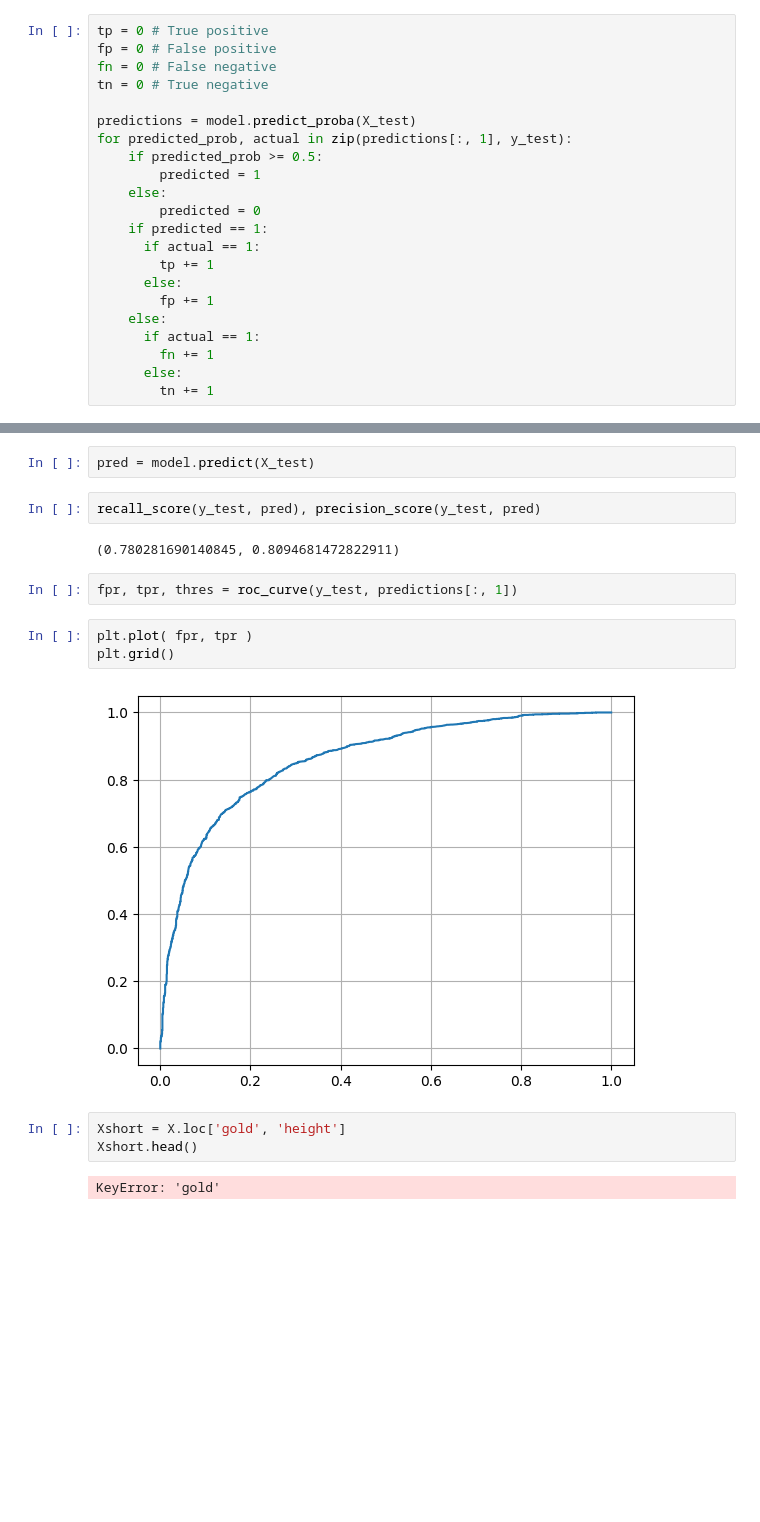
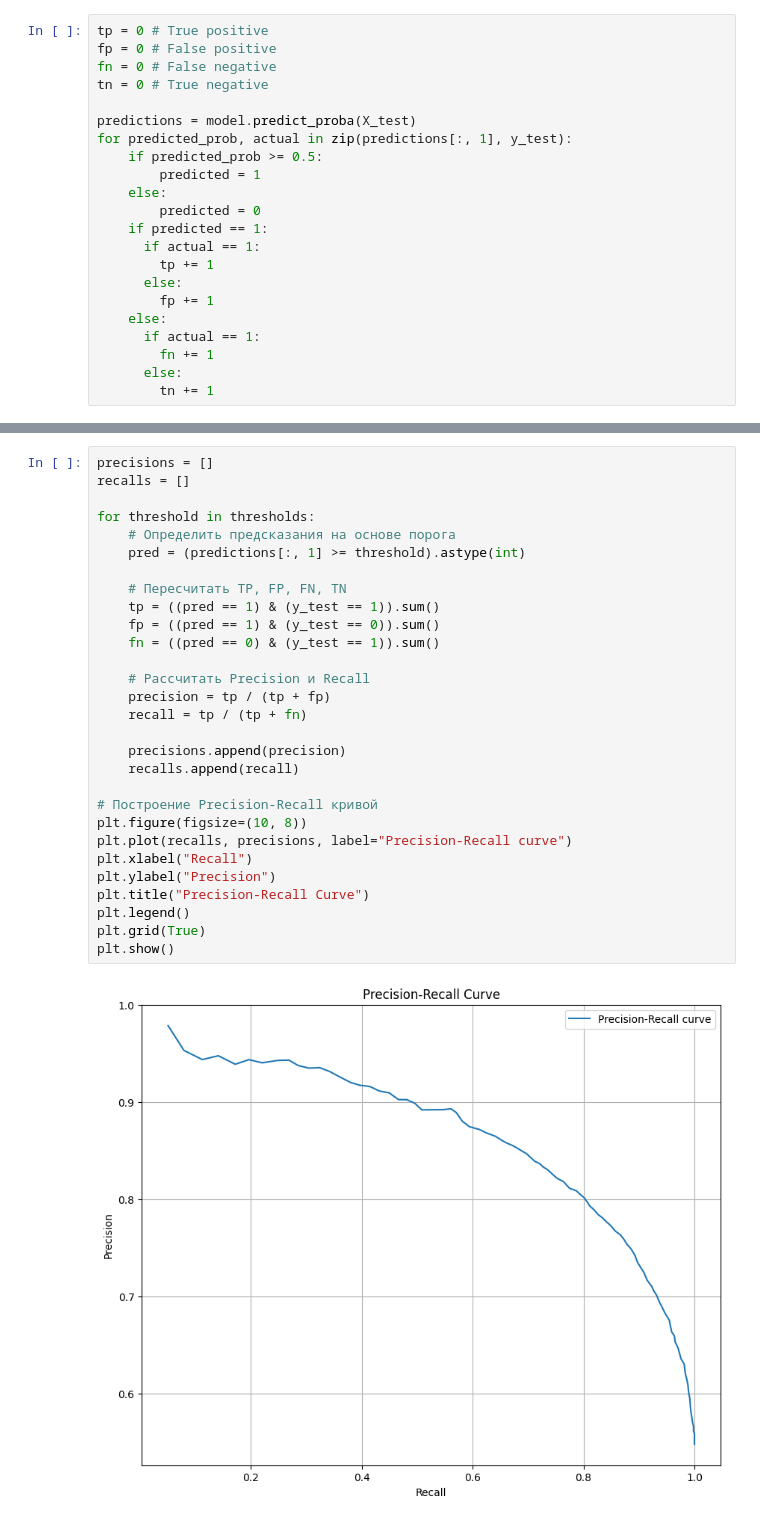
Before and after one commit to Arta-DS/-, a Jupyter notebook: Оценка_точности_модели,_переобучение,_регуляризация_athletes_classifier.ipynb, the cells around one changed output, grey strips where cells are left out. Drawn from its saved outputs; the diff is of its cells as text; blank space fills up the shorter version.

```diff
--- a/Оценка_точности_модели,_переобучение,_регуляризация_athletes_classifier.ipynb
+++ b/Оценка_точности_модели,_переобучение,_регуляризация_athletes_classifier.ipynb
@@ -337,18 +364,31 @@ from sklearn.metrics import recall_score, precision_score
-# %%
-pred = model.predict(X_test)
-# %%
-recall_score(y_test, pred), precision_score(y_test, pred)
-# %% [output]
-(0.780281690140845, 0.8094681472822911)
-# %%
-fpr, tpr, thres = roc_curve(y_test, predictions[:, 1])
-# %%
-plt.plot( fpr, tpr )
-plt.grid()
-# %% [output]
-[figure, removed]
-# %%
-Xshort = X.loc['gold', 'height']
-Xshort.head()
-# %% [output]
-KeyError: 'gold'
+# %%
+precisions = []
+recalls = []
+
+for threshold in thresholds:
+    # Определить предсказания на основе порога
+    pred = (predictions[:, 1] >= threshold).astype(int)
+
+    # Пересчитать TP, FP, FN, TN
+    tp = ((pred == 1) & (y_test == 1)).sum()
+    fp = ((pred == 1) & (y_test == 0)).sum()
+    fn = ((pred == 0) & (y_test == 1)).sum()
+
+    # Рассчитать Precision и Recall
+    precision = tp / (tp + fp)
+    recall = tp / (tp + fn)
+
+    precisions.append(precision)
+    recalls.append(recall)
+
+# Построение Precision-Recall кривой
+plt.figure(figsize=(10, 8))
+plt.plot(recalls, precisions, label="Precision-Recall curve")
+plt.xlabel("Recall")
+plt.ylabel("Precision")
+plt.title("Precision-Recall Curve")
+plt.legend()
+plt.grid(True)
+plt.show()
+# %% [output]
+[figure, added]
```
Also changed, not shown: parts of 35 cells of this notebook.
